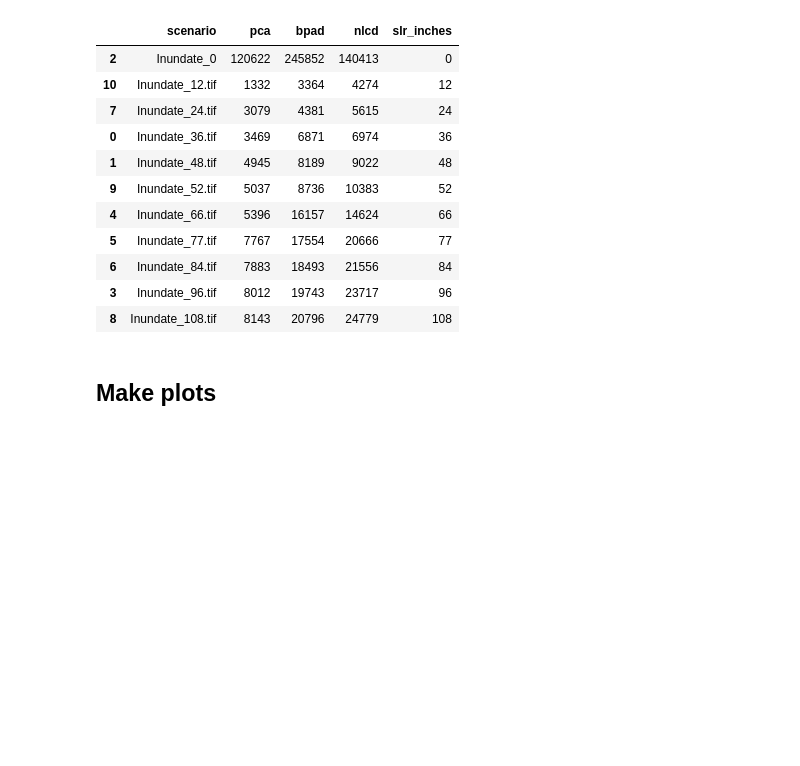
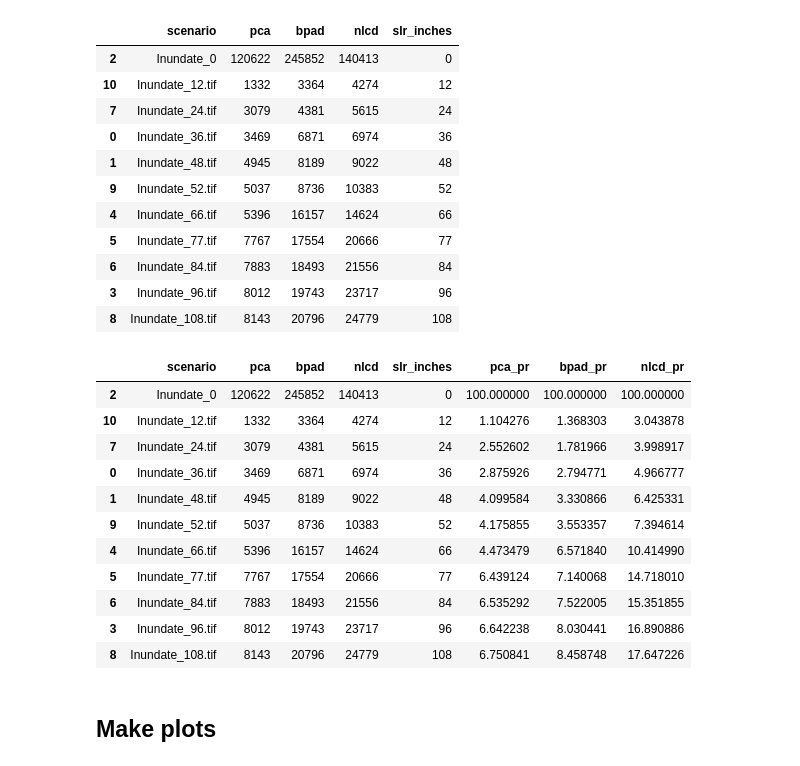
Before and after one commit to davemfish/ncp-sfbay, a Jupyter notebook: regional_recreation_slrscenarios.ipynb, the cells around one changed output. Drawn from its saved outputs; the diff is of its cells as text; code cells hidden in the pictures; blank space fills up the shorter version.

Commit message:
convert results to percentage of total pud for each AOI

```diff
--- a/regional_recreation_slrscenarios.ipynb
+++ b/regional_recreation_slrscenarios.ipynb
@@ -265,3 +265,11 @@ results.sort_values(by='slr_inches')
 | 6 | Inundate_84.tif | 7883 | 18493 | 21556 | 84 |
 | 3 | Inundate_96.tif | 8012 | 19743 | 23717 | 96 |
 | 8 | Inundate_108.tif | 8143 | 20796 | 24779 | 108 |
+# %%
+pca_total = results[results['slr_inches'] == 0]['pca']
+bpad_total = results[results['slr_inches'] == 0]['bpad']
+nlcd_total = results[results['slr_inches'] == 0]['nlcd']
+# %%
+results['pca_pr'] = results['pca'].apply(lambda x: x/pca_total*100)
+results['bpad_pr'] = results['bpad'].apply(lambda x: x/bpad_total*100)
+results['nlcd_pr'] = results['nlcd'].apply(lambda x: x/nlcd_total*100)
@@ -268,3 +279,18 @@ results.sort_values(by='slr_inches')
+# %%
+results.sort_values(by='slr_inches')
+# %% [output]
+|  | scenario | pca | bpad | nlcd | slr_inches | pca_pr | bpad_pr | nlcd_pr |
+| 2 | Inundate_0 | 120622 | 245852 | 140413 | 0 | 100.000000 | 100.000000 | 100.000000 |
+| 10 | Inundate_12.tif | 1332 | 3364 | 4274 | 12 | 1.104276 | 1.368303 | 3.043878 |
+| 7 | Inundate_24.tif | 3079 | 4381 | 5615 | 24 | 2.552602 | 1.781966 | 3.998917 |
+| 0 | Inundate_36.tif | 3469 | 6871 | 6974 | 36 | 2.875926 | 2.794771 | 4.966777 |
+| 1 | Inundate_48.tif | 4945 | 8189 | 9022 | 48 | 4.099584 | 3.330866 | 6.425331 |
+| 9 | Inundate_52.tif | 5037 | 8736 | 10383 | 52 | 4.175855 | 3.553357 | 7.394614 |
+| 4 | Inundate_66.tif | 5396 | 16157 | 14624 | 66 | 4.473479 | 6.571840 | 10.414990 |
+| 5 | Inundate_77.tif | 7767 | 17554 | 20666 | 77 | 6.439124 | 7.140068 | 14.718010 |
+| 6 | Inundate_84.tif | 7883 | 18493 | 21556 | 84 | 6.535292 | 7.522005 | 15.351855 |
+| 3 | Inundate_96.tif | 8012 | 19743 | 23717 | 96 | 6.642238 | 8.030441 | 16.890886 |
+| 8 | Inundate_108.tif | 8143 | 20796 | 24779 | 108 | 6.750841 | 8.458748 | 17.647226 |
 # %%
 results.to_csv(os.path.join(workspace, 'results.csv'))
 # %% [markdown]
```
Also changed, not shown: parts of 4 cells of this notebook.
